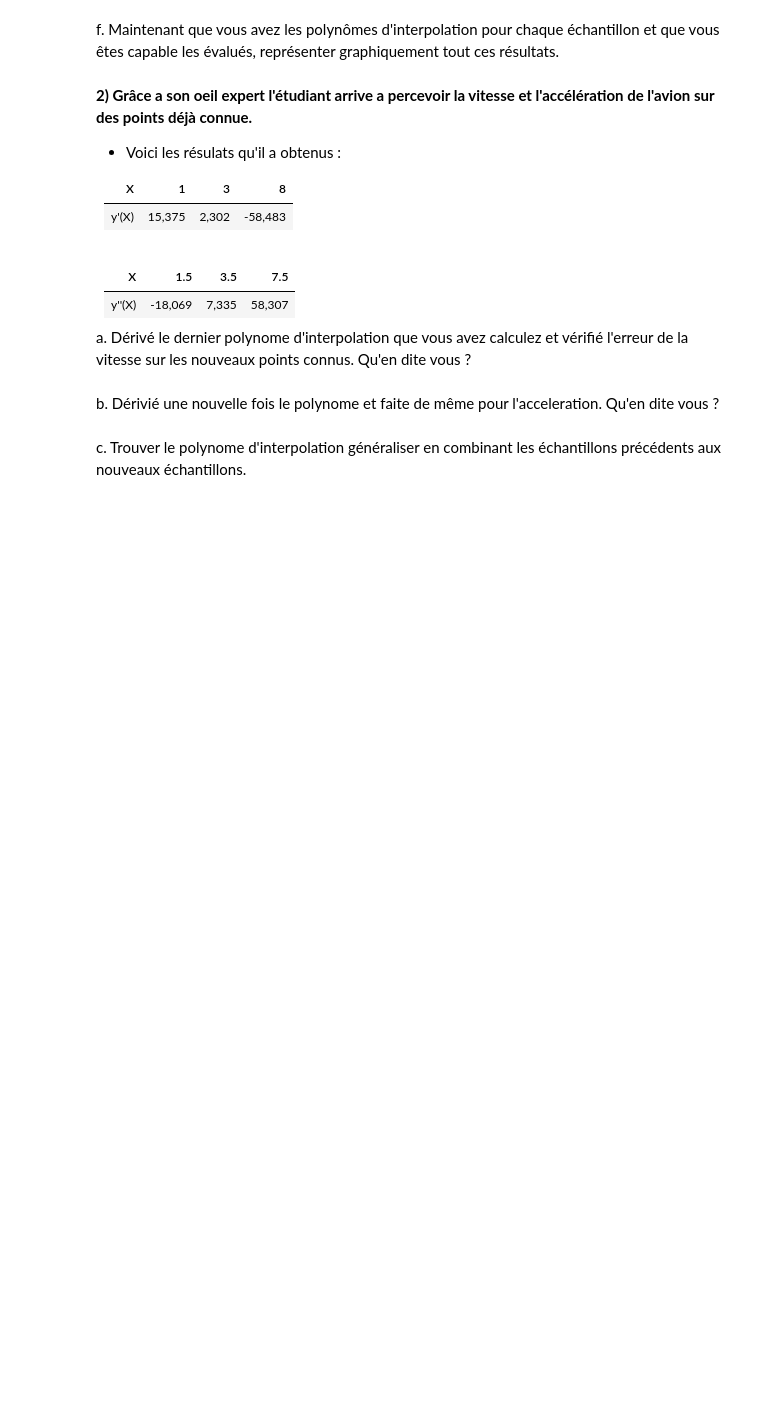
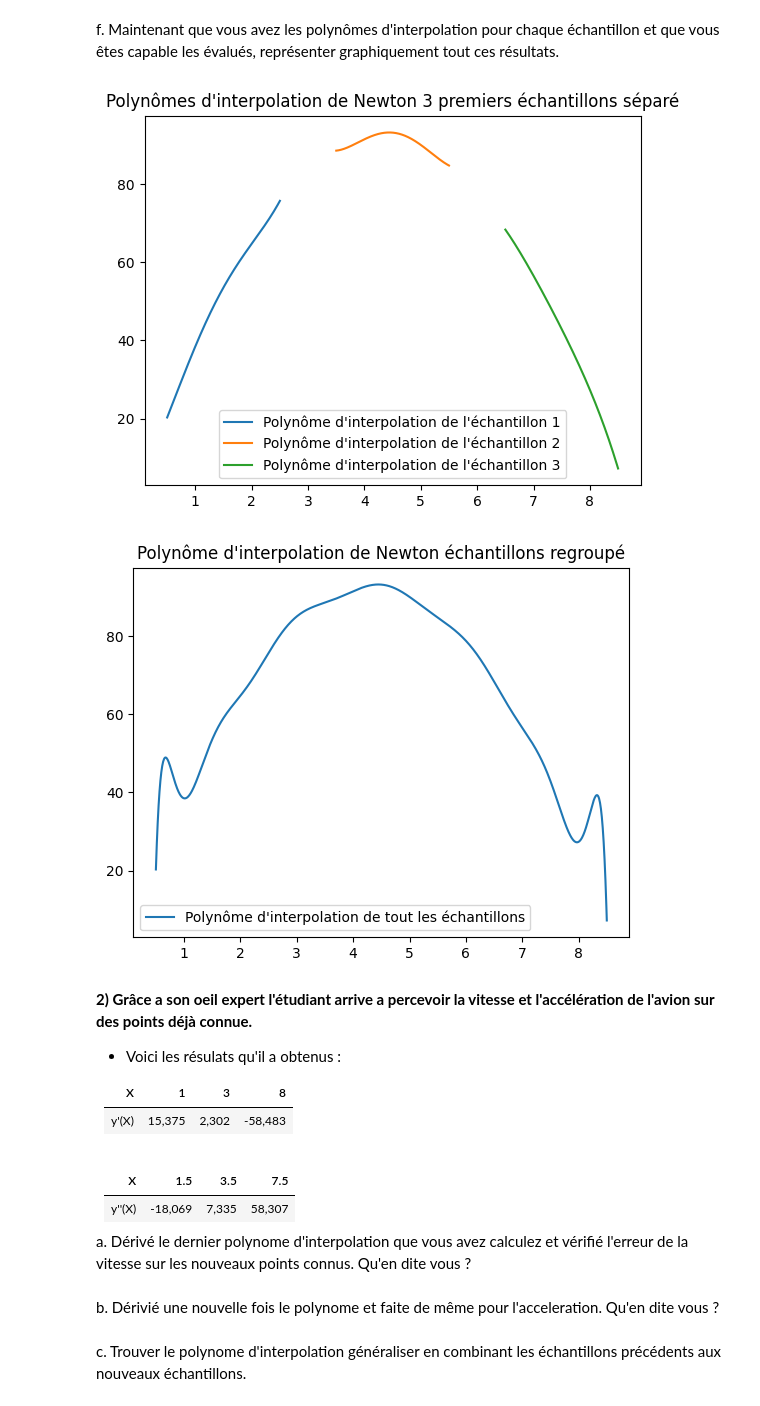
Before and after one commit to CharlesOo0/IT44_P1_Interpolation, a Jupyter notebook: projet_interpolation.ipynb, the cells around one changed output. Drawn from its saved outputs; the diff is of its cells as text; code cells hidden in the pictures; blank space fills up the shorter version.

```diff
--- a/projet_interpolation.ipynb
+++ b/projet_interpolation.ipynb
@@ -165,7 +165,7 @@ Polynôme d'interpolation de Newton :  [[0.5, 1.0, 1.5, 2.0, 2.5, 3.5, 4.0, 4.5,
 # %% [markdown]
 e. En utilisant dans un premier temps l'évaluation directe puis dans un second temps l'evaluation a l'aide de la méthode de Horner évalué les polynomes d'interpolation sur leur point connue afin de vérifier les résultats. Commenter l'efficacité des deux méthodes.
 # %%
-def Eval(x, P):
+def Eval(t, P):
     """
     Evalue le polynôme d'interpolation de Newton en un point x
 
@@ -181,15 +181,15 @@ def Eval(x, P):
     res : float
         Résultat de l'évaluation du polynôme d'interpolation en x
     """
-    X = P[0] # On récupère les points de support
-    Coef = P[1] # On récupère les coefficients de la pente descendante
-    n = len(X) - 1 # On récupère le degré du polynôme
-    res = Coef[n] # On initialise le résultat
+    res = 0 # On initialise la sortie
+    for i in range(0, len(P[1])): # Pour chaque A[i]
+        prod = 1
+        for j in range(0, i): # On calcule le produit des (t - C[j]) avec j allant de 1 à i
+            prod *= (t - P[0][j])
 
-    for i in range(n-1, -1, -1): # On parcourt les coefficients de la pente descendante
-        res = res * (x - X[i]) + Coef[i] # On évalue le polynôme d'interpolation en x
+        res += P[1][i] * prod # On multiplie le produit par A[i] et on l'ajoute à la sortie
 
-    return res # On retourne le résultat de l'évaluation du polynôme d'interpolation en x
+    return res # On retourne la sortie
 
 print("--------------------------- Evaluation naïve ---------------------------")
 
@@ -277,5 +303,33 @@ Valeurs évaluées du polynôme d'interpolation de tout les échantillons sur le
 # %% [markdown]
 f. Maintenant que vous avez les polynômes d'interpolation pour chaque échantillon et que vous êtes capable les évalués, représenter graphiquement tout ces résultats.
+# %%
+#---------- Tracé des polynômes d'interpolation :
+X1 = np.linspace(0.5, 2.5, 1000) # On génère 1000 points entre 0.5 et 2.5
+Y1 = [Eval(x, P1) for x in X1] # On évalue le polynôme d'interpolation de l'échantillon 1 sur ces points
+
+X2 = np.linspace(3.5, 5.5, 1000) # On génère 1000 points entre 3.5 et 5.5
+Y2 = [Eval(x, P2) for x in X2] # On évalue le polynôme d'interpolation de l'échantillon 2 sur ces points
+
+X3 = np.linspace(6.5, 8.5, 1000) # On génère 1000 points entre 6.5 et 8.5
+Y3 = [Eval(x, P3) for x in X3] # On évalue le polynôme d'interpolation de l'échantillon 3 sur ces point
+
+X4 = np.linspace(0.5, 8.5, 1000) # On génère 1000 points entre 0.5 et 8.5
+Y4 = [Eval(x, P4) for x in X4] # On évalue le polynôme d'interpolation de tout les échantillons sur ces points
+
+plt.title("Polynômes d'interpolation de Newton 3 premiers échantillons séparé") # On donne un titre au graphique
+plt.plot(X1, Y1, label="Polynôme d'interpolation de l'échantillon 1") # On trace le polynôme d'interpolation de l'échantillon 1
+plt.plot(X2, Y2, label="Polynôme d'interpolation de l'échantillon 2") # On trace le polynôme d'interpolation de l'échantillon 2
+plt.plot(X3, Y3, label="Polynôme d'interpolation de l'échantillon 3") # On trace le polynôme d'interpolation de l'échantillon 3
+plt.legend() # On affiche la légende
+plt.show() # On affiche le graphique
+
+plt.title("Polynôme d'interpolation de Newton échantillons regroupé") # On donne un titre au graphique
+plt.plot(X4, Y4, label="Polynôme d'interpolation de tout les échantillons") # On trace le polynôme d'interpolation de tout les échantillons
+plt.legend() # On affiche la légende
+plt.show() # On affiche le graphique
+# %% [output]
+[figure, added]
+[figure, added]
 # %% [markdown]
 **2) Grâce a son oeil expert l'étudiant arrive a percevoir la vitesse et l'accélération de l'avion sur des points déjà connue.**
 
```
Also changed, not shown: parts of 3 cells of this notebook.
